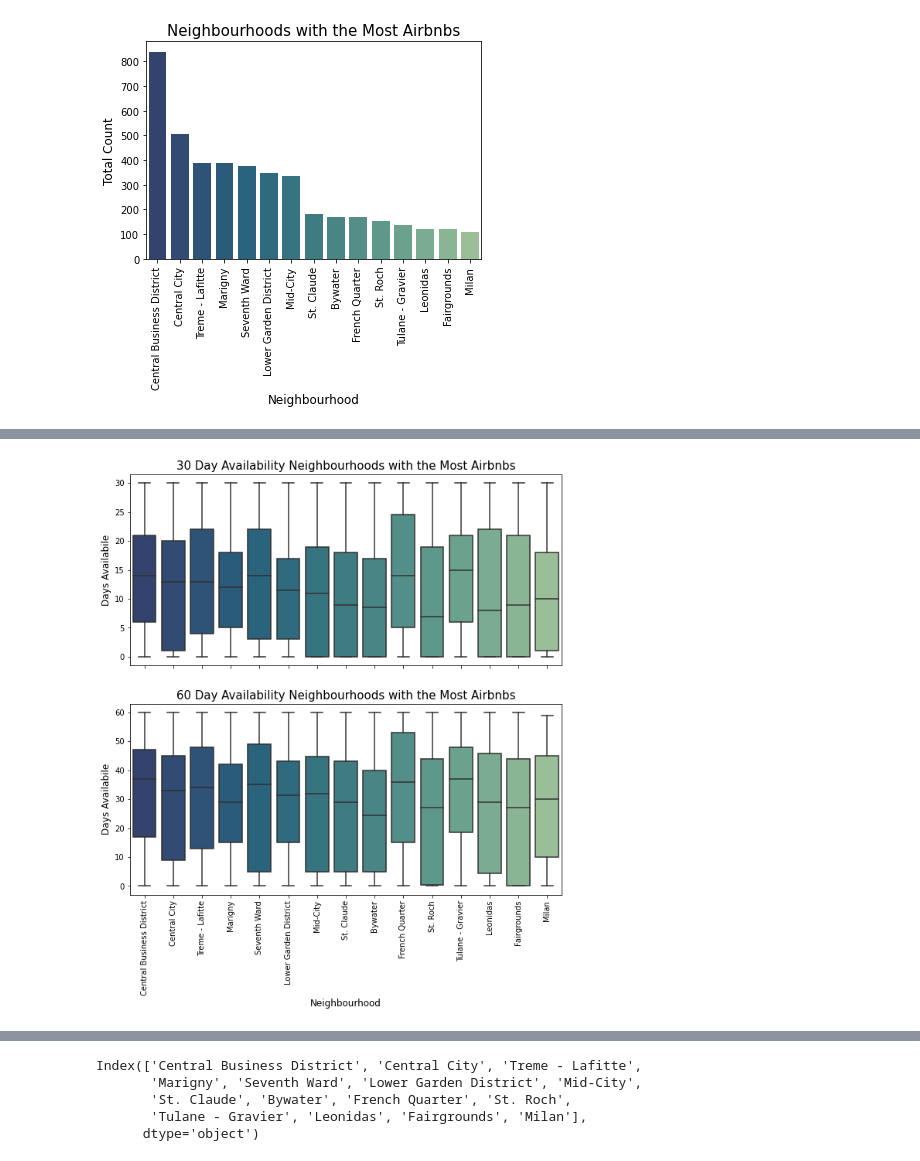
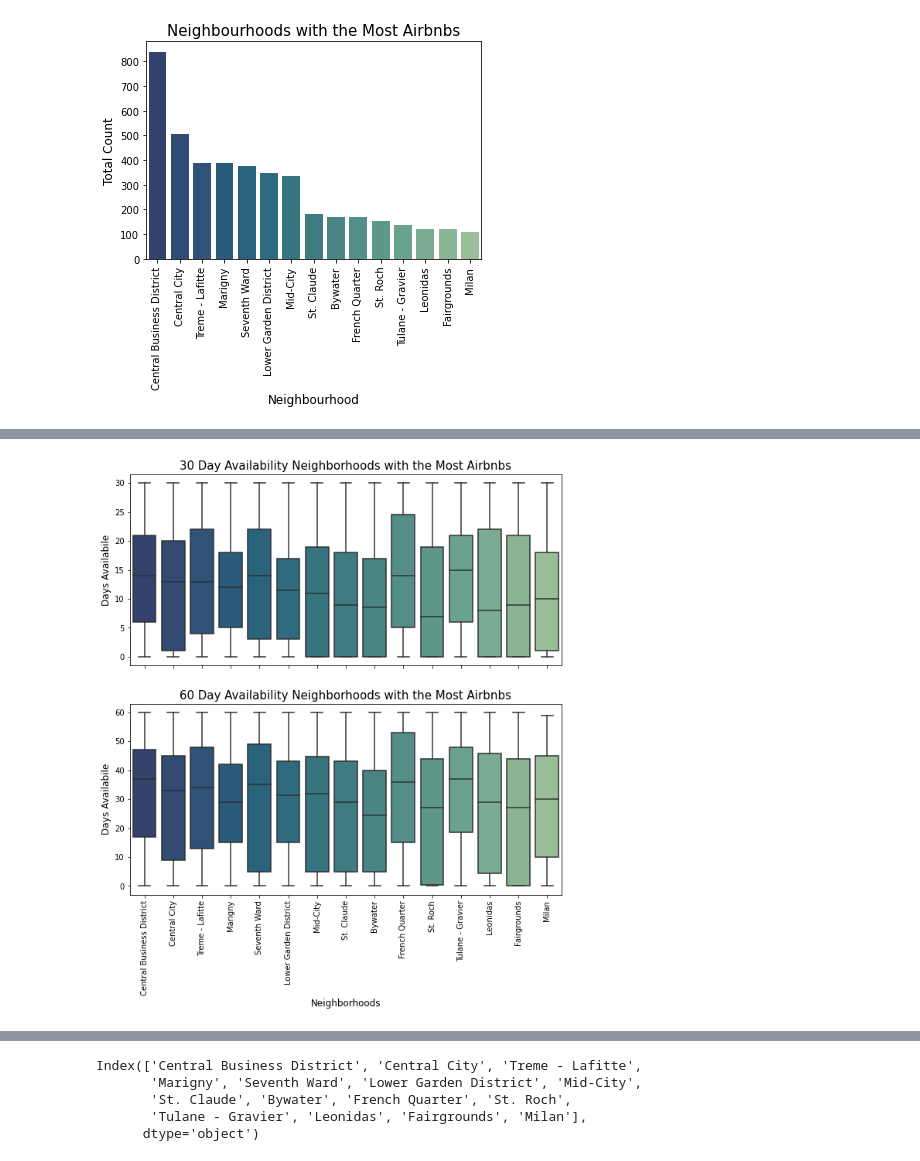
Before and after one commit to rachelfein/capstone, a Jupyter notebook: EDA & Preprocessing.ipynb, the cells around one changed output, grey strips where cells are left out. Saved outputs shown, nothing was run; the diff lists cells and outputs as text; code cells hidden in the pictures.

```diff
--- a/EDA & Preprocessing.ipynb
+++ b/EDA & Preprocessing.ipynb
@@ -724,26 +737,26 @@ I choose to look at the neighbourhoods with the most airbnbs since there is like
 # %%
-# Plot availability for 30 & 60 days for neighbourhoods with the most airbnbs
+# Plot availability for 30 & 60 days for neighborhoods with the most airbnbs
 fig, axs = plt.subplots(nrows=2,sharex=True, figsize=(10,10))
 
 #Plot availability_30 days
 sns.boxplot(x="neighbourhood_cleansed", y="availability_30", data=regression,palette='crest_r',
             order=plot_order_count, ax=axs[0])
 plt.xticks(rotation=90)
 ax=axs[0].set_xlabel('', fontsize=12)
 ax=axs[0].set_ylabel('Days Availabile', fontsize=12)
-ax=axs[0].set_title('30 Day Availability Neighbourhoods with the Most Airbnbs', fontsize=15)
+ax=axs[0].set_title('30 Day Availability Neighborhoods with the Most Airbnbs', fontsize=15)
 
 # Plot availability_60 days
 sns.boxplot(x="neighbourhood_cleansed", y="availability_60", data=regression,palette='crest_r',
             order=plot_order_count, ax=axs[1])
 plt.xticks(rotation=90)
-ax=axs[1].set_xlabel('Neighbourhood', fontsize=12)
+ax=axs[1].set_xlabel('Neighborhoods', fontsize=12)
 ax=axs[1].set_ylabel('Days Availabile', fontsize=12)
-ax=axs[1].set_title('60 Day Availability Neighbourhoods with the Most Airbnbs', fontsize=15)
+ax=axs[1].set_title('60 Day Availability Neighborhoods with the Most Airbnbs', fontsize=15)
 plt.show()
 
 
 plt.show()
 # %% [output]
-[figure, old version]
+[figure, new version]
 # %% [markdown]
```
Also changed, not shown: parts of 56 cells of this notebook.
